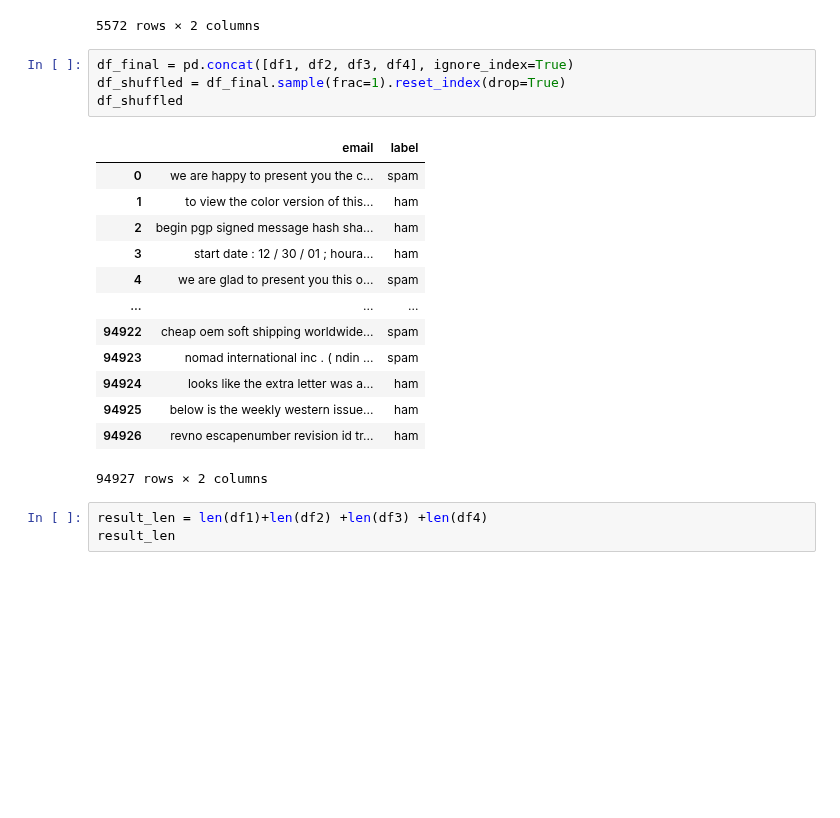
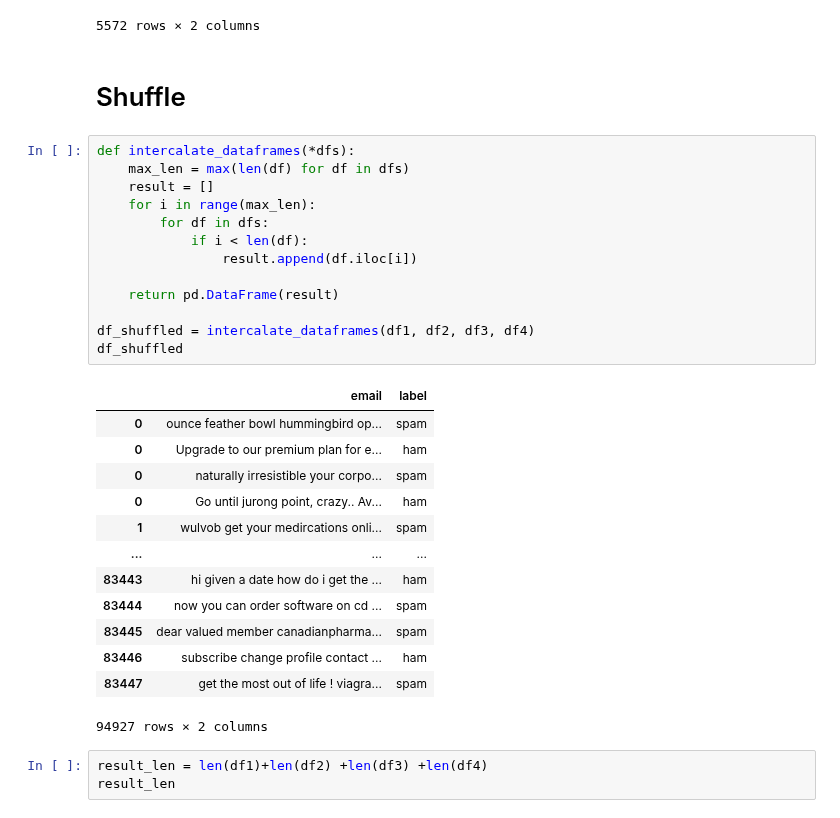
Before and after one commit to amaldu/AntiSpam-NLP-Pipeline, a Jupyter notebook: research/01_feature_pipeline/eda_combined_data.ipynb, the cells around one changed output. Saved outputs shown, nothing was run; the diff lists cells and outputs as text; blank space fills up the shorter version.

Commit message:
shuffle of datasets has been changed to something more accurate

```diff
--- a/research/01_feature_pipeline/eda_combined_data.ipynb
+++ b/research/01_feature_pipeline/eda_combined_data.ipynb
@@ -357,23 +354,34 @@ df4
 | 5570 | The guy did some bitching but I a... | ham |
 | 5571 | Rofl. Its true to its name | ham |
 5572 rows × 2 columns
+# %% [markdown]
+# Shuffle
 # %%
-df_final = pd.concat([df1, df2, df3, df4], ignore_index=True)
-df_shuffled = df_final.sample(frac=1).reset_index(drop=True)
+def intercalate_dataframes(*dfs):
+    max_len = max(len(df) for df in dfs)
+    result = []
+    for i in range(max_len):
+        for df in dfs:
+            if i < len(df):
+                result.append(df.iloc[i])
+
+    return pd.DataFrame(result)
+
+df_shuffled = intercalate_dataframes(df1, df2, df3, df4)
 df_shuffled
 # %% [output]
 |  | email | label |
-| 0 | we are happy to present you the c... | spam |
-| 1 | to view the color version of this... | ham |
-| 2 | begin pgp signed message hash sha... | ham |
-| 3 | start date : 12 / 30 / 01 ; houra... | ham |
-| 4 | we are glad to present you this o... | spam |
+| 0 | ounce feather bowl hummingbird op... | spam |
+| 0 | Upgrade to our premium plan for e... | ham |
+| 0 | naturally irresistible your corpo... | spam |
+| 0 | Go until jurong point, crazy.. Av... | ham |
+| 1 | wulvob get your medircations onli... | spam |
 | ... | ... | ... |
-| 94922 | cheap oem soft shipping worldwide... | spam |
-| 94923 | nomad international inc . ( ndin ... | spam |
-| 94924 | looks like the extra letter was a... | ham |
-| 94925 | below is the weekly western issue... | ham |
-| 94926 | revno escapenumber revision id tr... | ham |
+| 83443 | hi given a date how do i get the ... | ham |
+| 83444 | now you can order software on cd ... | spam |
+| 83445 | dear valued member canadianpharma... | spam |
+| 83446 | subscribe change profile contact ... | ham |
+| 83447 | get the most out of life ! viagra... | spam |
 94927 rows × 2 columns
 # %%
 result_len = len(df1)+len(df2) +len(df3) +len(df4)
```
Also changed, not shown: parts of 1 cell of this notebook.
